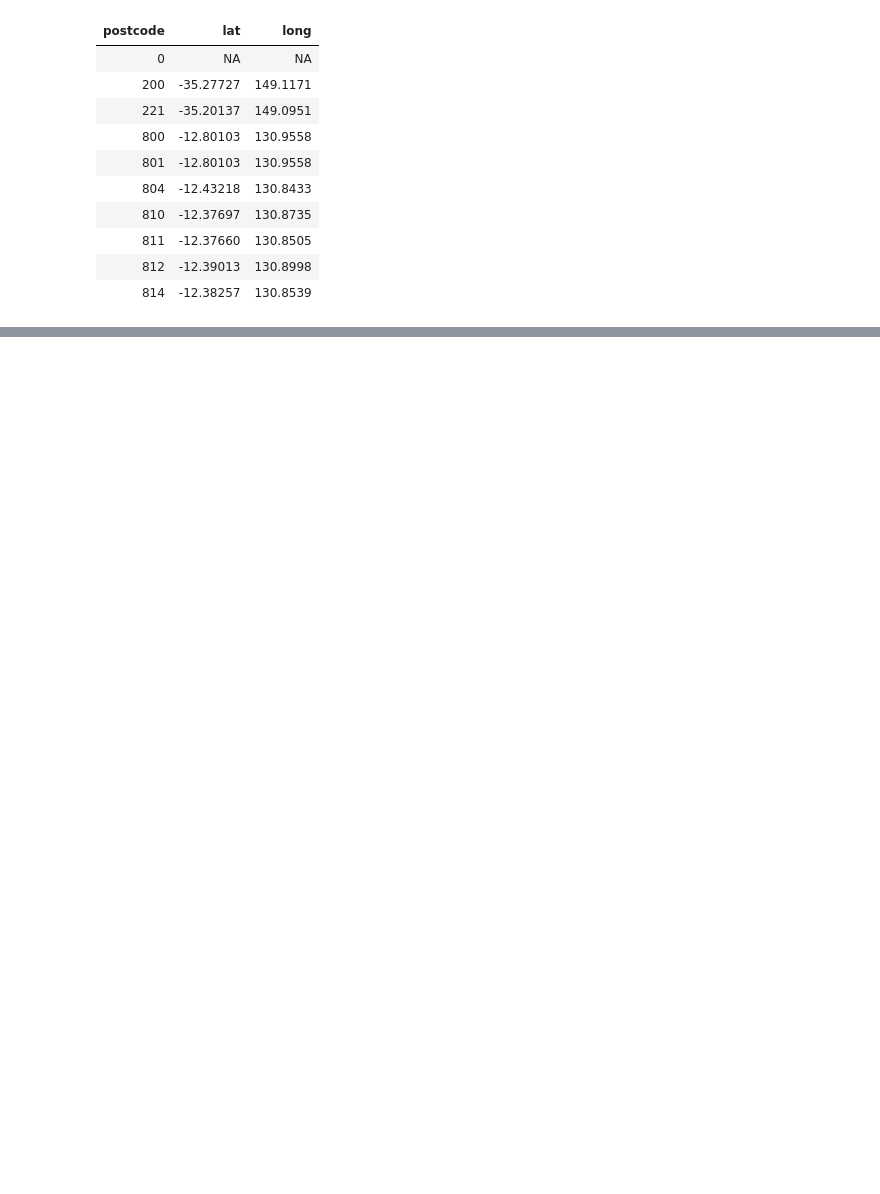
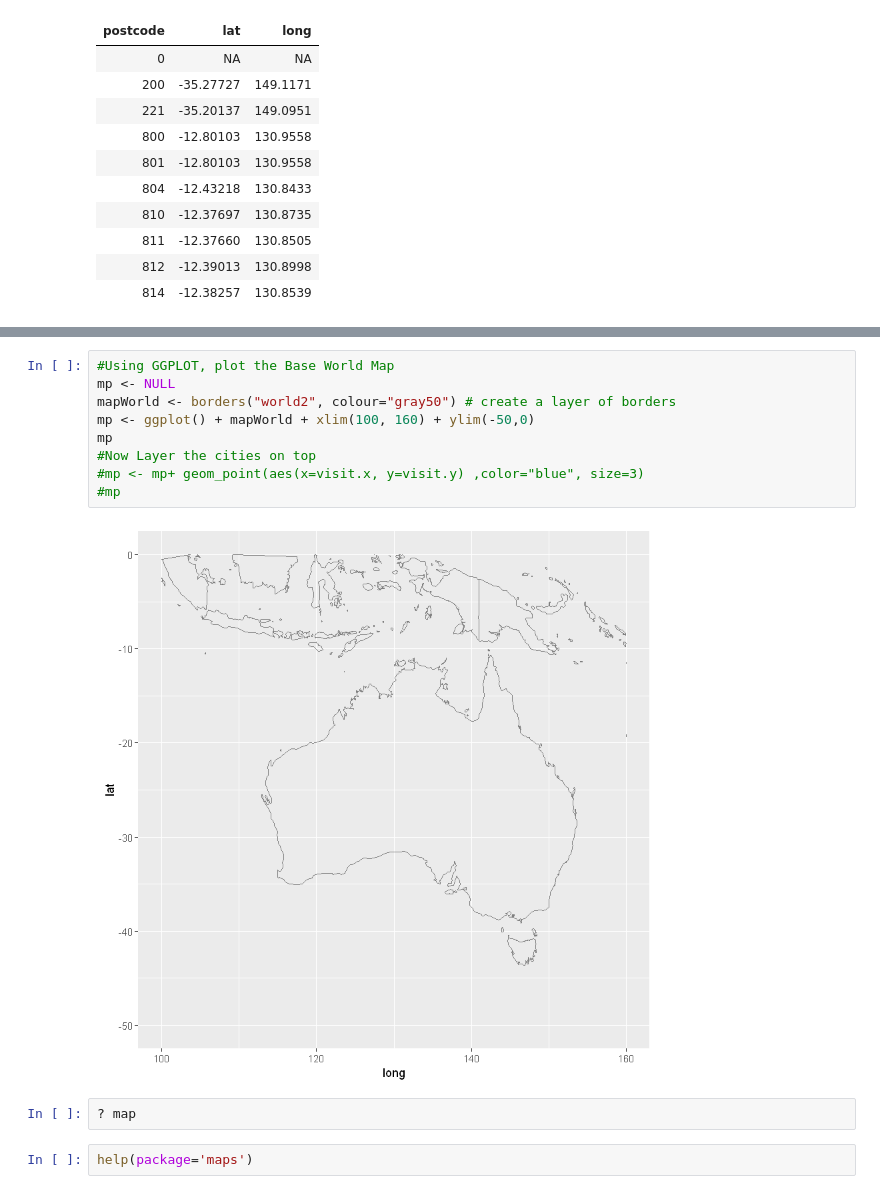
Before and after one commit to smstojanovic/iSel_MelbDatathon2017, a Jupyter notebook: R first look.ipynb, the cells around one changed output, grey strips where cells are left out. Cells and saved outputs as stored; diff of their text form; blank space fills up the shorter version.

```diff
--- a/R first look.ipynb
+++ b/R first look.ipynb
@@ -141,0 +212,15 @@ ggplot(aes(long,lat)) + geom_density_2d()
+# %%
+#Using GGPLOT, plot the Base World Map
+mp <- NULL
+mapWorld <- borders("world2", colour="gray50") # create a layer of borders
+mp <- ggplot() + mapWorld + xlim(100, 160) + ylim(-50,0)
+mp
+#Now Layer the cities on top
+#mp <- mp+ geom_point(aes(x=visit.x, y=visit.y) ,color="blue", size=3)
+#mp
+# %% [output]
+[figure, added]
+# %%
+? map
+# %%
+help(package='maps')
```
Also changed, not shown: parts of 5 cells of this notebook.
